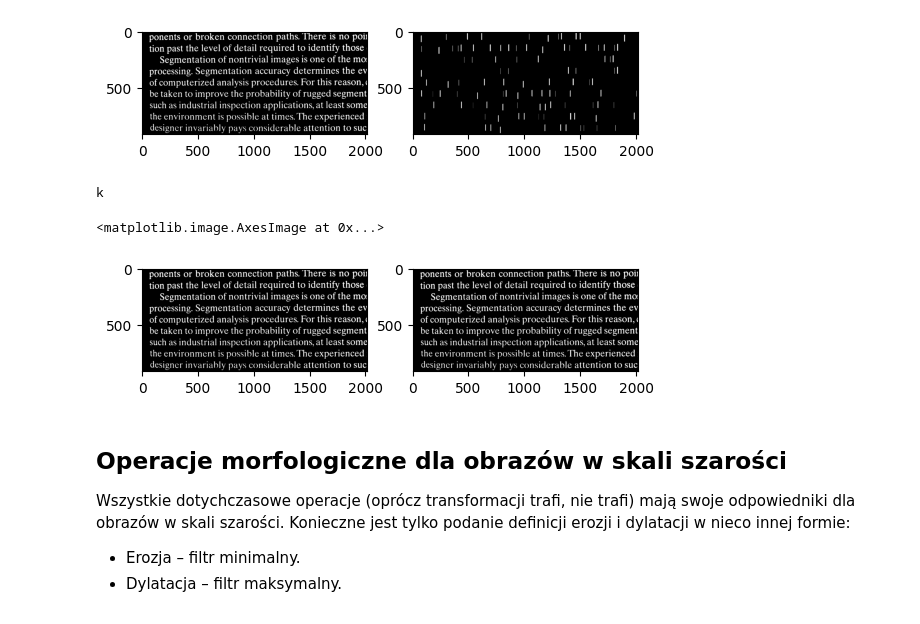
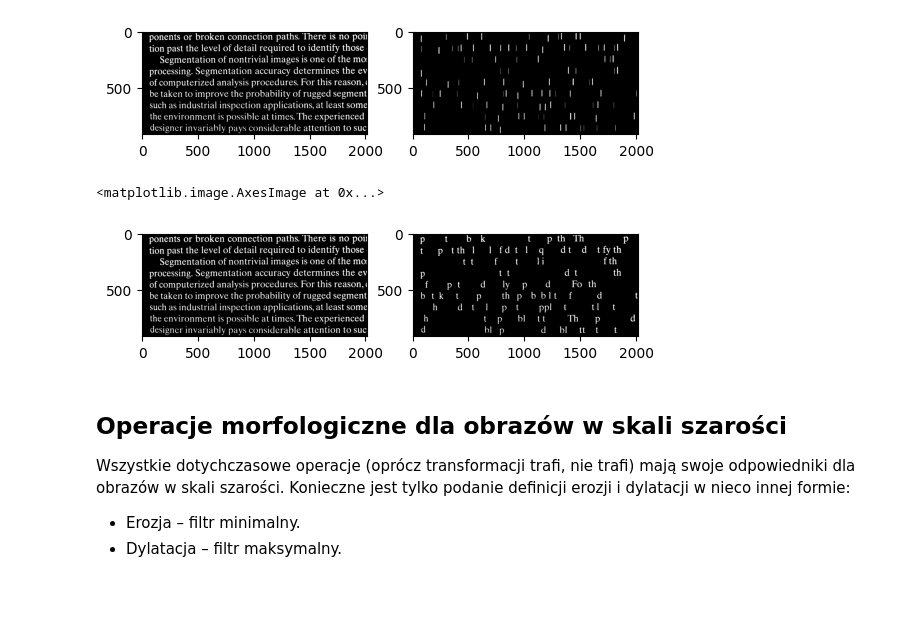
Before and after one commit to kpiotr6/WDCPO, a Jupyter notebook: lab7/11_morphology.ipynb, the cells around one changed output. Cells and saved outputs as stored; diff of their text form; code cells hidden in the pictures.

```diff
--- a/lab7/11_morphology.ipynb
+++ b/lab7/11_morphology.ipynb
@@ -124,9 +241,10 @@ ax[1].imshow(eroded,"gray")
 # %%
-img = cv2.imread("ertka.bmp",cv2.IMREAD_GRAYSCALE)
-kernel = np.ones((9,9))
-eroded = cv2.erode(img,kernel)
+#12
+img = cv2.imread("hom.bmp",cv2.IMREAD_GRAYSCALE)
+struct = cv2.getStructuringElement(cv2.MORPH_CROSS,(3,3))
+new_img = cv2.morphologyEx(img,cv2.MORPH_HITMISS,struct)
 fig,ax = plt.subplots(1,2)
 ax[0].imshow(img,"gray")
-ax[1].imshow(eroded,"gray")
+ax[1].imshow(new_img,"gray")
 # %% [output]
 <matplotlib.image.AxesImage at 0x...>
@@ -274,16 +290,17 @@ ax[1].imshow(new_img,"gray")
 # %%
 from copy import deepcopy
 img = cv2.imread("text.bmp",cv2.IMREAD_GRAYSCALE)
-kernel = np.ones((3,3))
-new_img = reconstruct(img,deepcopy(img),kernel)
+struct = np.ones((51,1))
+eroded = cv2.erode(img,struct)
 
+struct = np.ones((51,4))
+new_img = reconstruct(eroded,deepcopy(img),struct)
 fig,ax = plt.subplots(1,2)
 ax[0].imshow(img,"gray")
 ax[1].imshow(new_img,"gray")
 # %% [output]
-k
+<matplotlib.image.AxesImage at 0x...>
-<matplotlib.image.AxesImage at 0x...>
-[figure, old version]
+[figure, new version]
 # %% [markdown]
 ## Operacje morfologiczne dla obrazów w skali szarości
 
```
Also changed, not shown: parts of 30 cells of this notebook, 1 other file.
